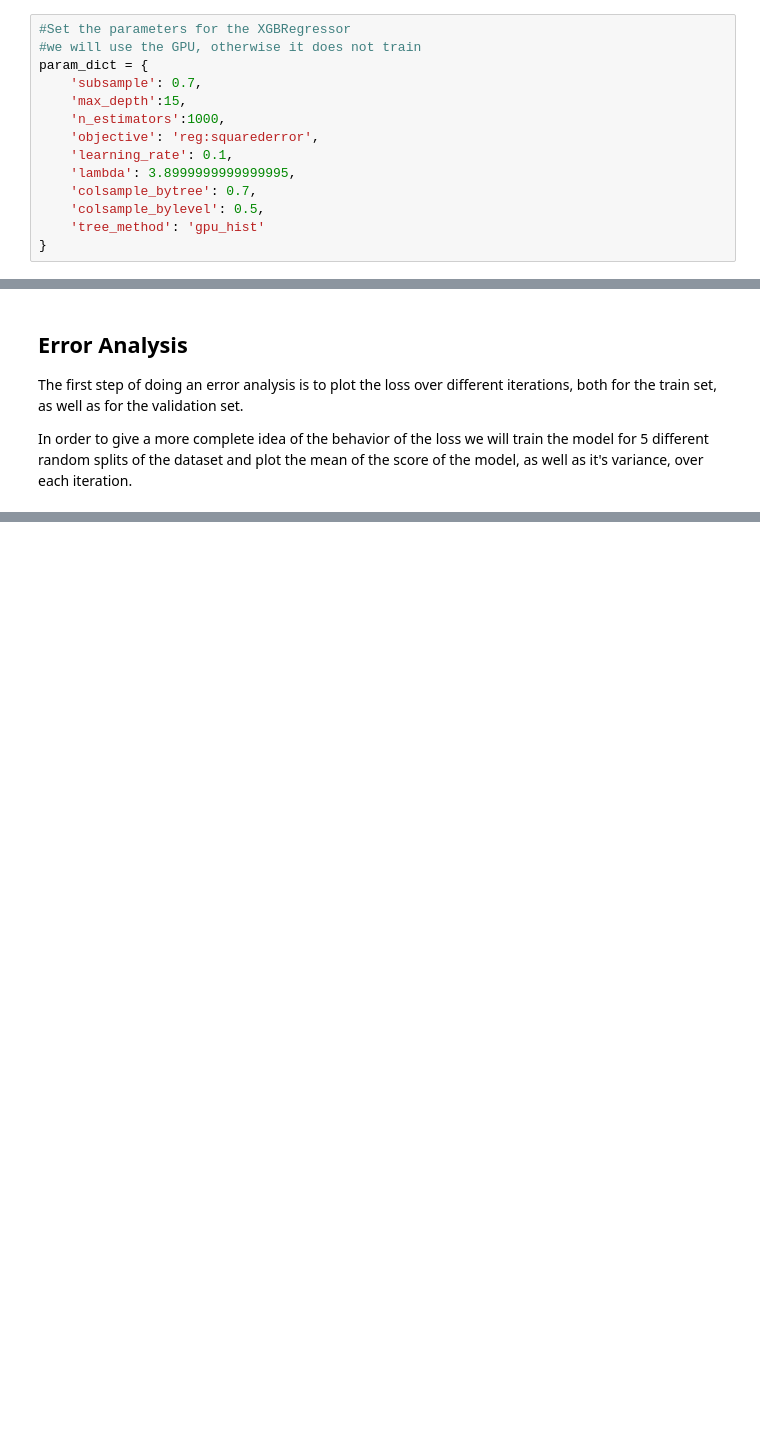
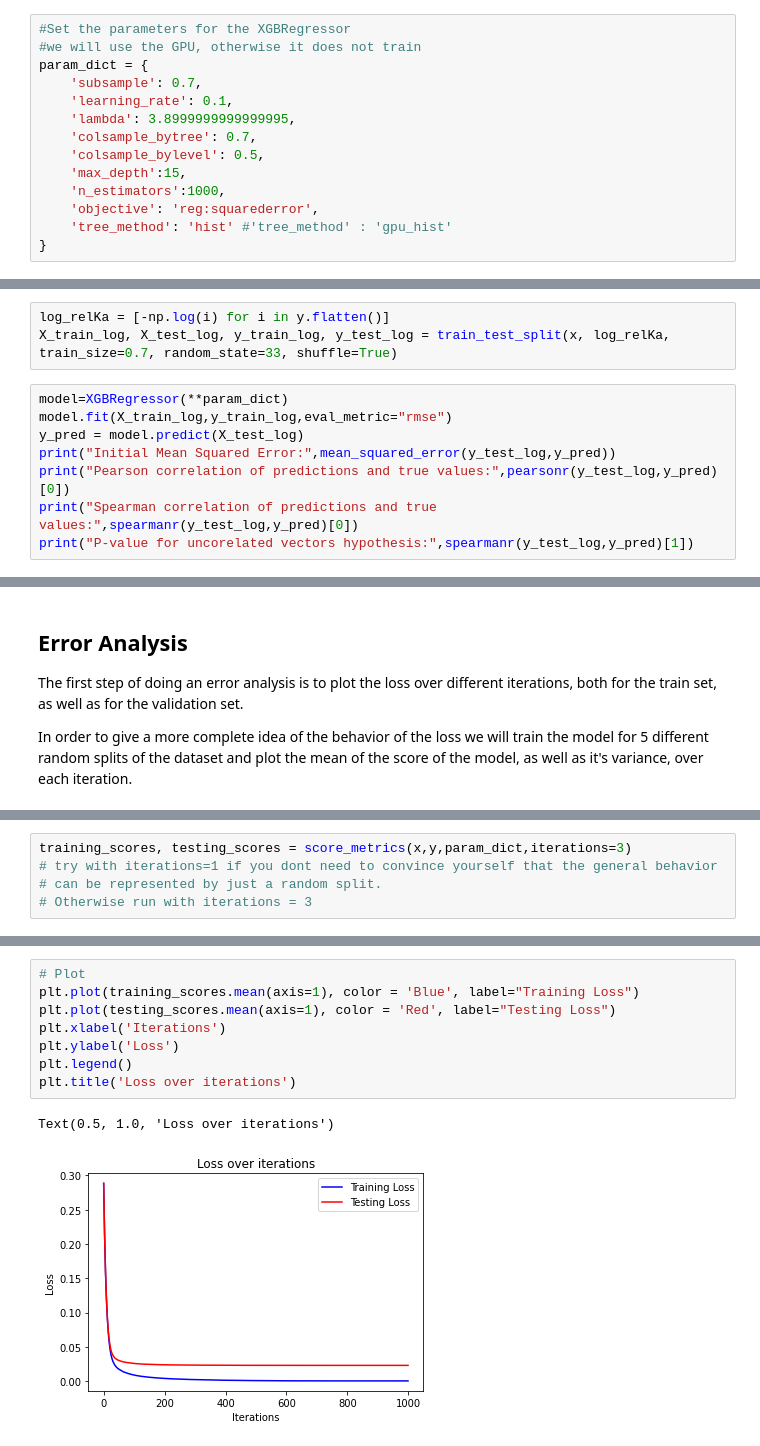
Before and after one commit to lucarossi9/DNA_binding_site_prediction, a Jupyter notebook: Data_Centric_Approach.ipynb, the cells around one changed output, grey strips where cells are left out. Cells and saved outputs as stored; diff of their text form; blank space fills up the shorter version.

```diff
--- a/Data_Centric_Approach.ipynb
+++ b/Data_Centric_Approach.ipynb
@@ -114,14 +164,14 @@ We choose Xgboost as our model for this approach.
 #we will use the GPU, otherwise it does not train
 param_dict = {
     'subsample': 0.7,
-    'max_depth':15,
-    'n_estimators':1000,
-    'objective': 'reg:squarederror',
     'learning_rate': 0.1,
     'lambda': 3.8999999999999995,
     'colsample_bytree': 0.7,
     'colsample_bylevel': 0.5,
-    'tree_method': 'gpu_hist'
+    'max_depth':15,
+    'n_estimators':1000,
+    'objective': 'reg:squarederror',
+    'tree_method': 'hist' #'tree_method' : 'gpu_hist'
 }
 # %%
 #Cross validation for initial data and Xgboost
@@ -163,0 +221,11 @@ Currently we see that the prediction and the true value for the validation sets
+# %%
+log_relKa = [-np.log(i) for i in y.flatten()]
+X_train_log, X_test_log, y_train_log, y_test_log = train_test_split(x, log_relKa,  train_size=0.7, random_state=33, shuffle=True)
+# %%
+model=XGBRegressor(**param_dict)
+model.fit(X_train_log,y_train_log,eval_metric="rmse")
+y_pred = model.predict(X_test_log)
+print("Initial Mean Squared Error:",mean_squared_error(y_test_log,y_pred))
+print("Pearson correlation of predictions and true values:",pearsonr(y_test_log,y_pred)[0])
+print("Spearman correlation of predictions and true values:",spearmanr(y_test_log,y_pred)[0])
+print("P-value for uncorelated vectors hypothesis:",spearmanr(y_test_log,y_pred)[1])
@@ -211,0 +265,5 @@ training_scores, testing_scores = score_metrics(features,relKa,param_dict,iterat
+# %%
+training_scores, testing_scores = score_metrics(x,y,param_dict,iterations=3)
+# try with iterations=1 if you dont need to convince yourself that the general behavior
+# can be represented by just a random split.
+# Otherwise run with iterations = 3
@@ -211,0 +298,11 @@ training_scores, testing_scores = score_metrics(features,relKa,param_dict,iterat
+# %%
+# Plot
+plt.plot(training_scores.mean(axis=1), color = 'Blue', label="Training Loss")
+plt.plot(testing_scores.mean(axis=1), color = 'Red', label="Testing Loss")
+plt.xlabel('Iterations')
+plt.ylabel('Loss')
+plt.legend()
+plt.title('Loss over iterations')
+# %% [output]
+Text(0.5, 1.0, 'Loss over iterations')
+[figure, added]
```
Also changed, not shown: parts of 29 cells of this notebook, 1 other file.
